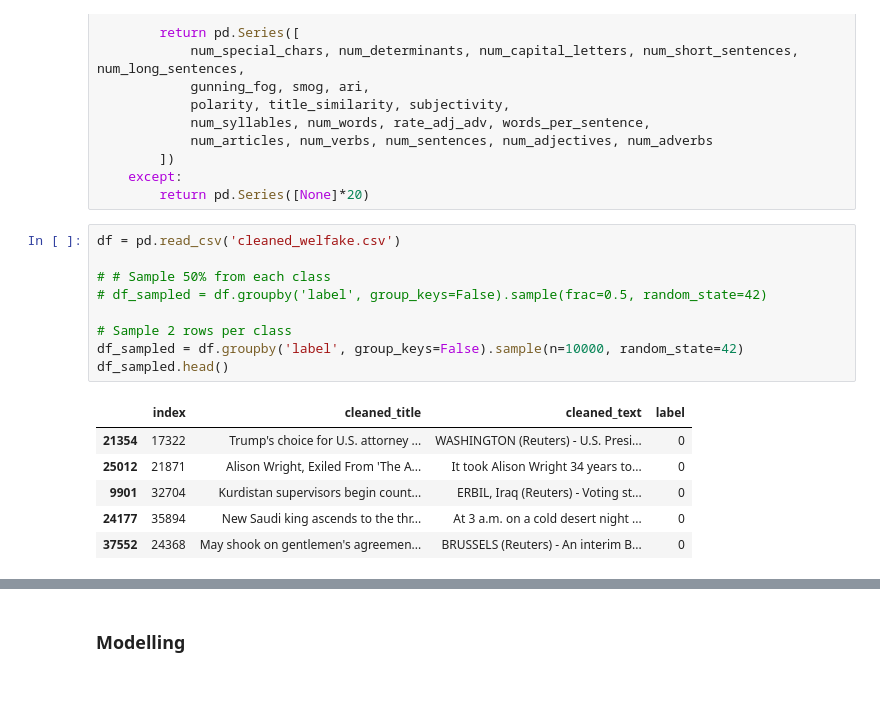
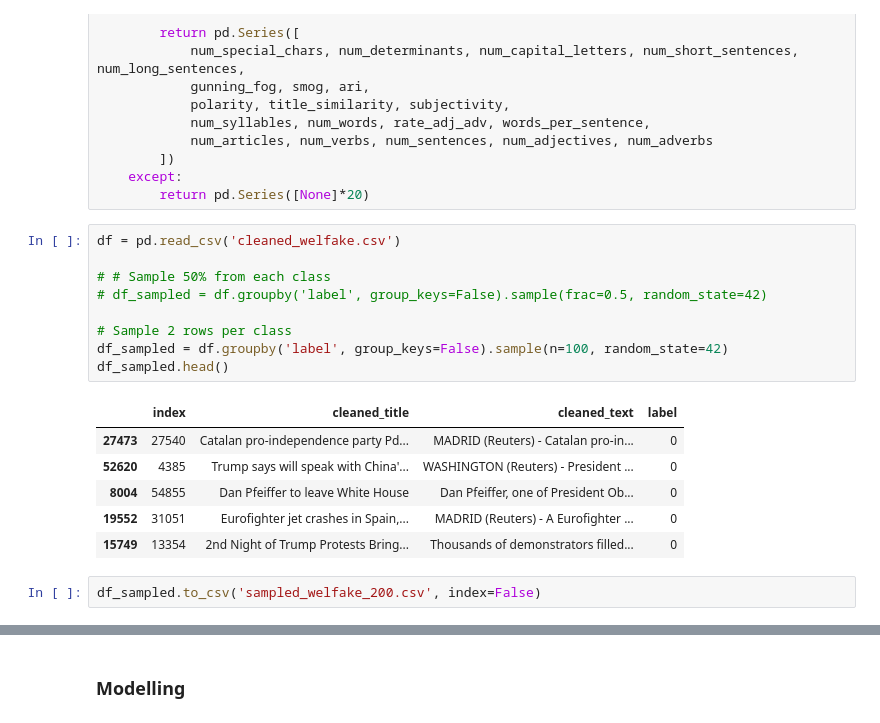
Before and after one commit to Corneliusluis/fake-news-detection, a Jupyter notebook: welfake_modelling_2.ipynb, the cells around one changed output, grey strips where cells are left out. Saved outputs shown, nothing was run; the diff lists cells and outputs as text; blank space fills up the shorter version.

Commit message:
updated welfake pipeline

```diff
--- a/welfake_modelling_2.ipynb
+++ b/welfake_modelling_2.ipynb
@@ -69,19 +68,21 @@ def extract_features(text):
 # %%
 df = pd.read_csv('cleaned_welfake.csv')
 
 # # Sample 50% from each class
 # df_sampled = df.groupby('label', group_keys=False).sample(frac=0.5, random_state=42)
 
 # Sample 2 rows per class
-df_sampled = df.groupby('label', group_keys=False).sample(n=10000, random_state=42)
+df_sampled = df.groupby('label', group_keys=False).sample(n=100, random_state=42)
 df_sampled.head()
 # %% [output]
 |  | index | cleaned_title | cleaned_text | label |
-| 21354 | 17322 | Trump's choice for U.S. attorney ... | WASHINGTON (Reuters) - U.S. Presi... | 0 |
-| 25012 | 21871 | Alison Wright, Exiled From 'The A... | It took Alison Wright 34 years to... | 0 |
-| 9901 | 32704 | Kurdistan supervisors begin count... | ERBIL, Iraq (Reuters) - Voting st... | 0 |
-| 24177 | 35894 | New Saudi king ascends to the thr... | At 3 a.m. on a cold desert night ... | 0 |
-| 37552 | 24368 | May shook on gentlemen's agreemen... | BRUSSELS (Reuters) - An interim B... | 0 |
+| 27473 | 27540 | Catalan pro-independence party Pd... | MADRID (Reuters) - Catalan pro-in... | 0 |
+| 52620 | 4385 | Trump says will speak with China'... | WASHINGTON (Reuters) - President ... | 0 |
+| 8004 | 54855 | Dan Pfeiffer to leave White House | Dan Pfeiffer, one of President Ob... | 0 |
+| 19552 | 31051 | Eurofighter jet crashes in Spain,... | MADRID (Reuters) - A Eurofighter ... | 0 |
+| 15749 | 13354 | 2nd Night of Trump Protests Bring... | Thousands of demonstrators filled... | 0 |
+# %%
+df_sampled.to_csv('sampled_welfake_200.csv', index=False)
 # %%
 # Assuming your dataframe is called df and has a 'text' column
 feature_columns = [
```
Also changed, not shown: parts of 26 cells of this notebook, 1 other file.
